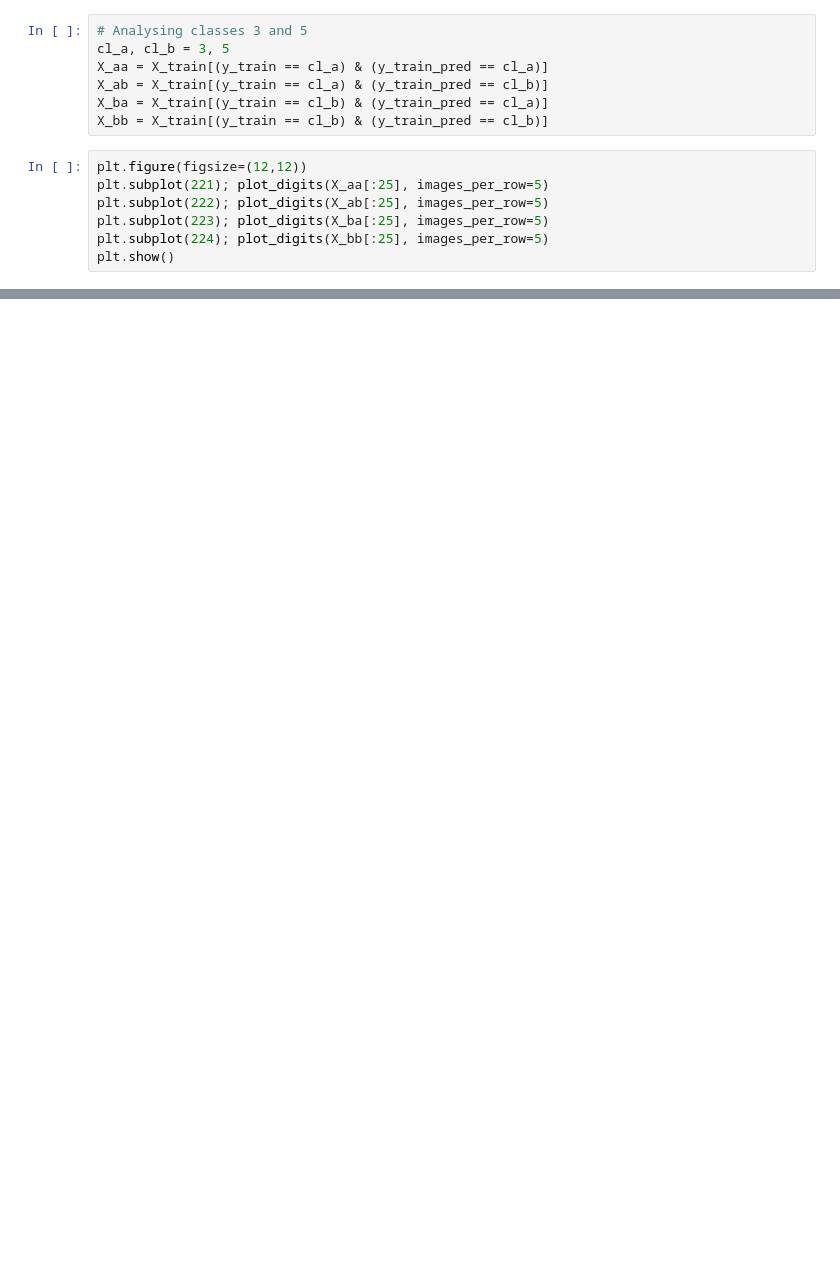
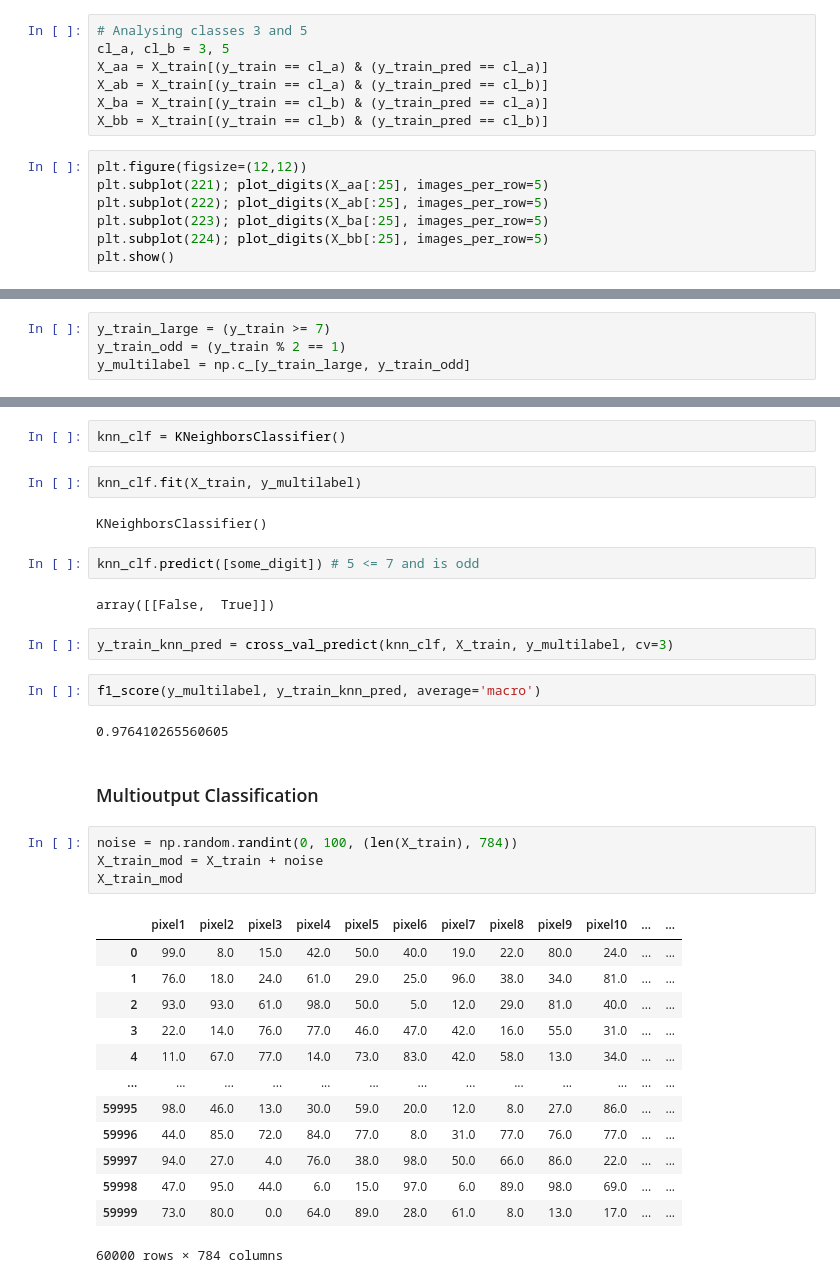
Before and after one commit to cpoles/data_science, a Jupyter notebook: machine_learning/hands_on_ml/mnist/MNIST.ipynb, the cells around one changed output, grey strips where cells are left out. Drawn from its saved outputs; the diff is of its cells as text; blank space fills up the shorter version.

```diff
--- a/machine_learning/hands_on_ml/mnist/MNIST.ipynb
+++ b/machine_learning/hands_on_ml/mnist/MNIST.ipynb
@@ -451,0 +455,4 @@ plt.show()
+# %%
+y_train_large = (y_train >= 7)
+y_train_odd = (y_train % 2 == 1)
+y_multilabel = np.c_[y_train_large, y_train_odd]
@@ -451,0 +469,36 @@ plt.show()
+# %%
+knn_clf = KNeighborsClassifier()
+# %%
+knn_clf.fit(X_train, y_multilabel)
+# %% [output]
+KNeighborsClassifier()
+# %%
+knn_clf.predict([some_digit]) # 5 <= 7 and is odd
+# %% [output]
+array([[False,  True]])
+# %%
+y_train_knn_pred = cross_val_predict(knn_clf, X_train, y_multilabel, cv=3)
+# %%
+f1_score(y_multilabel, y_train_knn_pred, average='macro')
+# %% [output]
+0.976410265560605
+# %% [markdown]
+### Multioutput Classification
+# %%
+noise = np.random.randint(0, 100, (len(X_train), 784))
+X_train_mod = X_train + noise
+X_train_mod
+# %% [output]
+|  | pixel1 | pixel2 | pixel3 | pixel4 | pixel5 | pixel6 | pixel7 | pixel8 | pixel9 | pixel10 | ... | ... |
+| 0 | 99.0 | 8.0 | 15.0 | 42.0 | 50.0 | 40.0 | 19.0 | 22.0 | 80.0 | 24.0 | ... | ... |
+| 1 | 76.0 | 18.0 | 24.0 | 61.0 | 29.0 | 25.0 | 96.0 | 38.0 | 34.0 | 81.0 | ... | ... |
+| 2 | 93.0 | 93.0 | 61.0 | 98.0 | 50.0 | 5.0 | 12.0 | 29.0 | 81.0 | 40.0 | ... | ... |
+| 3 | 22.0 | 14.0 | 76.0 | 77.0 | 46.0 | 47.0 | 42.0 | 16.0 | 55.0 | 31.0 | ... | ... |
+| 4 | 11.0 | 67.0 | 77.0 | 14.0 | 73.0 | 83.0 | 42.0 | 58.0 | 13.0 | 34.0 | ... | ... |
+| ... | ... | ... | ... | ... | ... | ... | ... | ... | ... | ... | ... | ... |
+| 59995 | 98.0 | 46.0 | 13.0 | 30.0 | 59.0 | 20.0 | 12.0 | 8.0 | 27.0 | 86.0 | ... | ... |
+| 59996 | 44.0 | 85.0 | 72.0 | 84.0 | 77.0 | 8.0 | 31.0 | 77.0 | 76.0 | 77.0 | ... | ... |
+| 59997 | 94.0 | 27.0 | 4.0 | 76.0 | 38.0 | 98.0 | 50.0 | 66.0 | 86.0 | 22.0 | ... | ... |
+| 59998 | 47.0 | 95.0 | 44.0 | 6.0 | 15.0 | 97.0 | 6.0 | 89.0 | 98.0 | 69.0 | ... | ... |
+| 59999 | 73.0 | 80.0 | 0.0 | 64.0 | 89.0 | 28.0 | 61.0 | 8.0 | 13.0 | 17.0 | ... | ... |
+60000 rows × 784 columns
```
Also changed, not shown: parts of 18 cells of this notebook.
